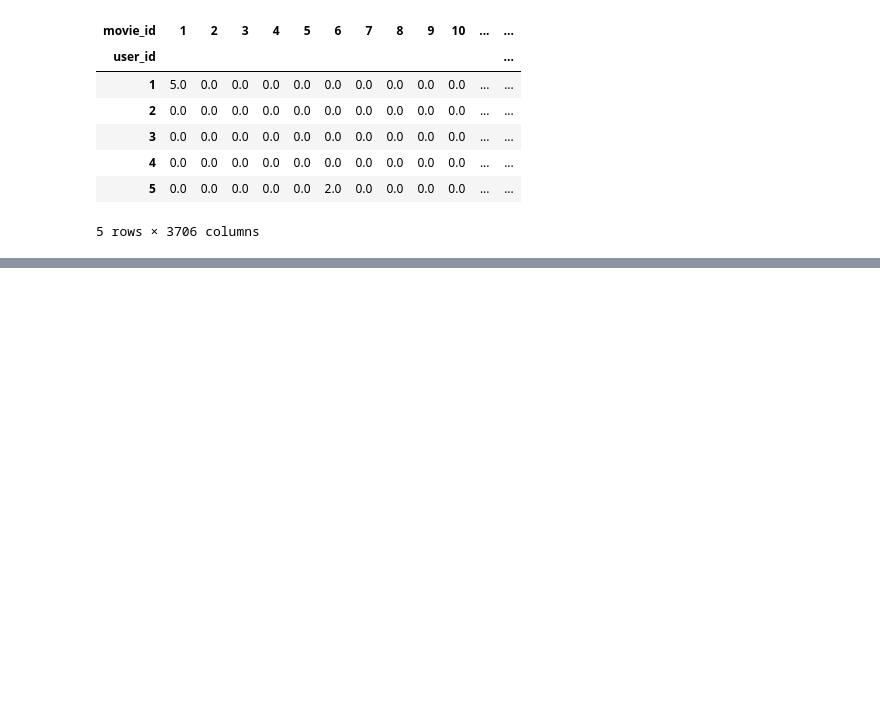
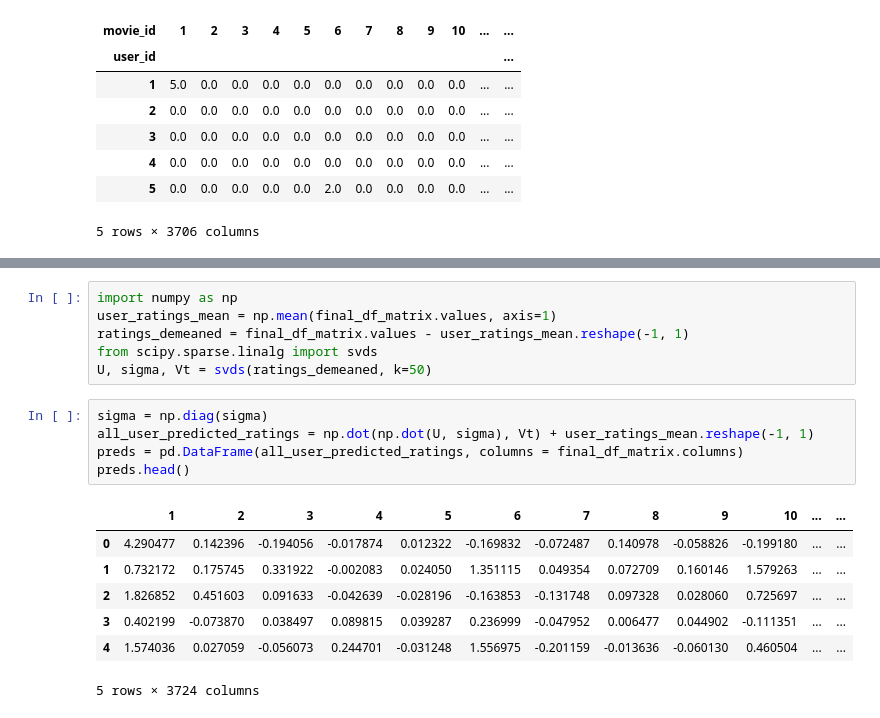
Before and after one commit to nnkhanhn/Recommendation-systems, a Jupyter notebook: RS_Collaborative filtering.ipynb, the cells around one changed output, grey strips where cells are left out. Saved outputs shown, nothing was run; the diff lists cells and outputs as text; blank space fills up the shorter version.

```diff
--- a/RS_Collaborative filtering.ipynb
+++ b/RS_Collaborative filtering.ipynb
@@ -64,0 +70,19 @@ profile.head()
+# %%
+import numpy as np
+user_ratings_mean = np.mean(final_df_matrix.values, axis=1)
+ratings_demeaned = final_df_matrix.values - user_ratings_mean.reshape(-1, 1)
+from scipy.sparse.linalg import svds
+U, sigma, Vt = svds(ratings_demeaned, k=50)
+# %%
+sigma = np.diag(sigma)
+all_user_predicted_ratings = np.dot(np.dot(U, sigma), Vt) + user_ratings_mean.reshape(-1, 1)
+preds = pd.DataFrame(all_user_predicted_ratings, columns = final_df_matrix.columns)
+preds.head()
+# %% [output]
+|  | 1 | 2 | 3 | 4 | 5 | 6 | 7 | 8 | 9 | 10 | ... | ... |
+| 0 | 4.290477 | 0.142396 | -0.194056 | -0.017874 | 0.012322 | -0.169832 | -0.072487 | 0.140978 | -0.058826 | -0.199180 | ... | ... |
+| 1 | 0.732172 | 0.175745 | 0.331922 | -0.002083 | 0.024050 | 1.351115 | 0.049354 | 0.072709 | 0.160146 | 1.579263 | ... | ... |
+| 2 | 1.826852 | 0.451603 | 0.091633 | -0.042639 | -0.028196 | -0.163853 | -0.131748 | 0.097328 | 0.028060 | 0.725697 | ... | ... |
+| 3 | 0.402199 | -0.073870 | 0.038497 | 0.089815 | 0.039287 | 0.236999 | -0.047952 | 0.006477 | 0.044902 | -0.111351 | ... | ... |
+| 4 | 1.574036 | 0.027059 | -0.056073 | 0.244701 | -0.031248 | 1.556975 | -0.201159 | -0.013636 | -0.060130 | 0.460504 | ... | ... |
+5 rows × 3724 columns
```
Also changed, not shown: parts of 3 cells of this notebook, 6 other files.
